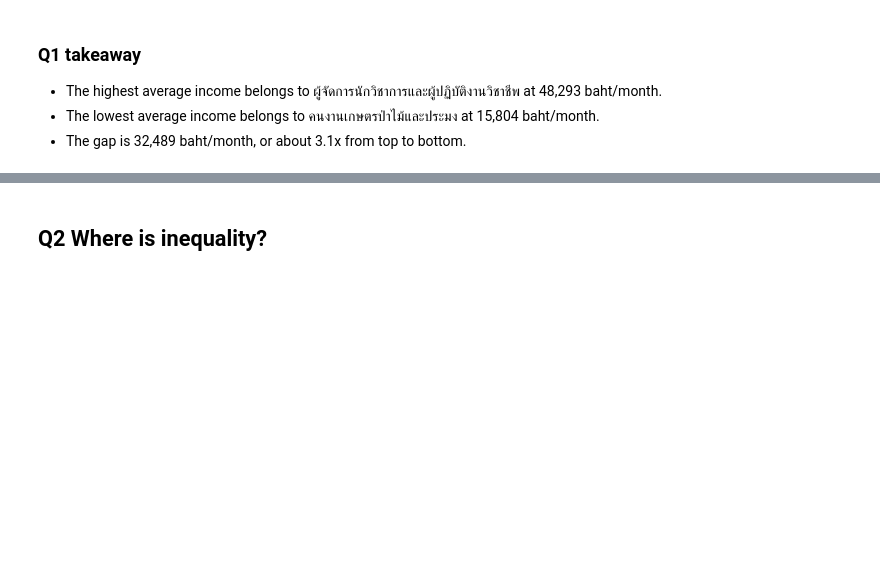
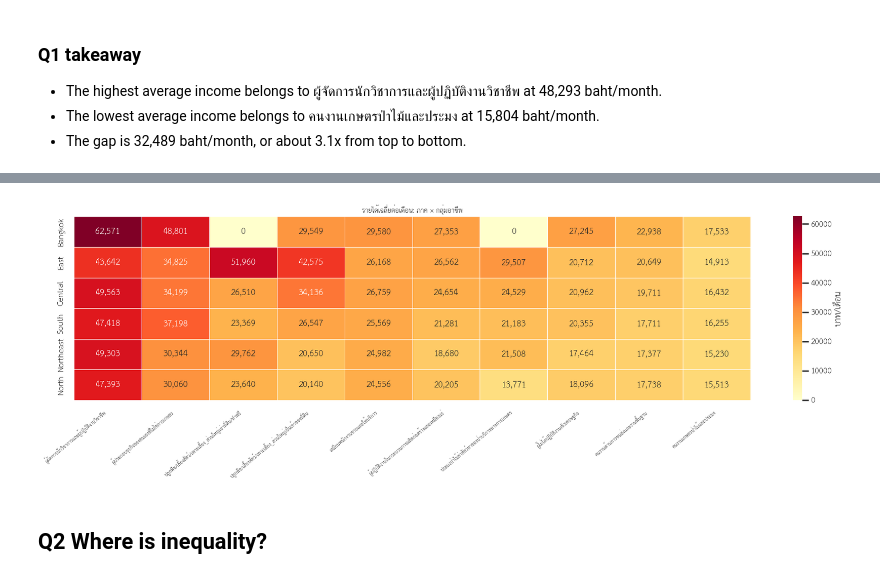
Before and after one commit to beambeambeam/my-kaggle-notebooks, a Jupyter notebook: notebooks/2026-03-14-mini-hackathon-form-data-to-insight/data-insight-household-income-thailand.ipynb, the cells around one changed output, grey strips where cells are left out. Cells and saved outputs as stored; diff of their text form; code cells hidden in the pictures; blank space fills up the shorter version.

```diff
--- a/notebooks/2026-03-14-mini-hackathon-form-data-to-insight/data-insight-household-income-thailand.ipynb
+++ b/notebooks/2026-03-14-mini-hackathon-form-data-to-insight/data-insight-household-income-thailand.ipynb
@@ -803,3 +858,38 @@ plt.show()
+# %%
+heatmap_df = (
+    df_total.groupby(["region", "soc_eco_class2"])["value"].mean().unstack(fill_value=0)
+)
+
+# Sort: regions by overall mean (descending), occupations by overall mean (descending)
+region_order = (
+    df_total.groupby("region")["value"].mean().sort_values(ascending=False).index
+)
+occ_order = (
+    df_total.groupby("soc_eco_class2")["value"]
+    .mean()
+    .sort_values(ascending=False)
+    .index
+)
+heatmap_df = heatmap_df.reindex(index=region_order, columns=occ_order)
+
+fig, ax = plt.subplots(figsize=(18, 6))
+sns.heatmap(
+    heatmap_df,
+    annot=True,
+    fmt=",.0f",
+    cmap="YlOrRd",
+    linewidths=0.5,
+    ax=ax,
+    cbar_kws={"label": "บาท/เดือน"},
+)
+ax.set_title("รายได้เฉลี่ยต่อเดือน: ภาค × กลุ่มอาชีพ", fontsize=14)
+ax.set_xlabel("")
+ax.set_ylabel("")
+plt.xticks(rotation=40, ha="right", fontsize=10)
+plt.tight_layout()
+plt.show()
+# %% [output]
+[figure, added]
 # %%
 REGULAR_LABEL = "รายได้ประจำ"
 IRREGULAR_LABEL = "รายได้ไม่ประจำ (ที่เป็นตัวเงิน)"
```
Also changed, not shown: parts of 11 cells of this notebook, 1 other file.
